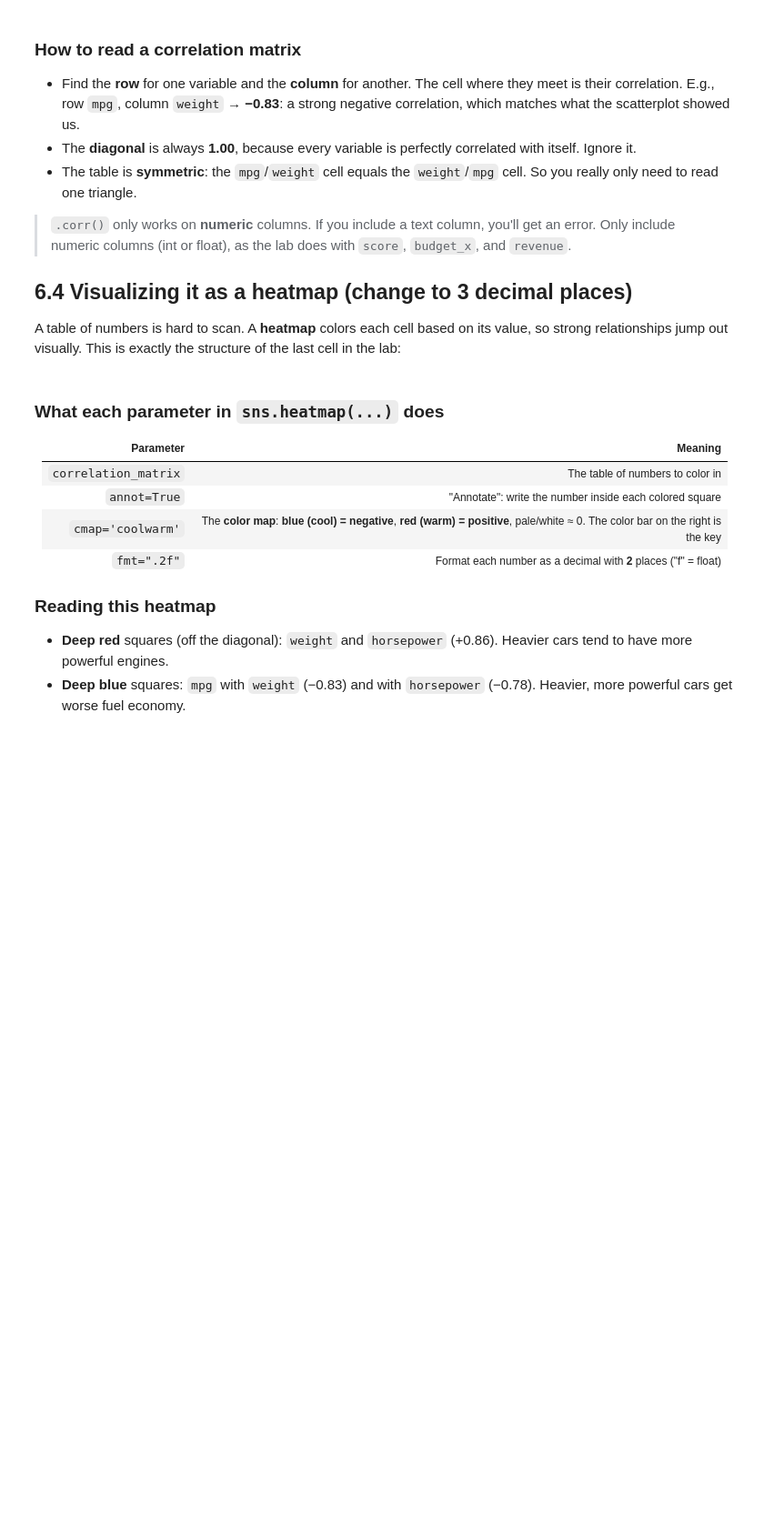
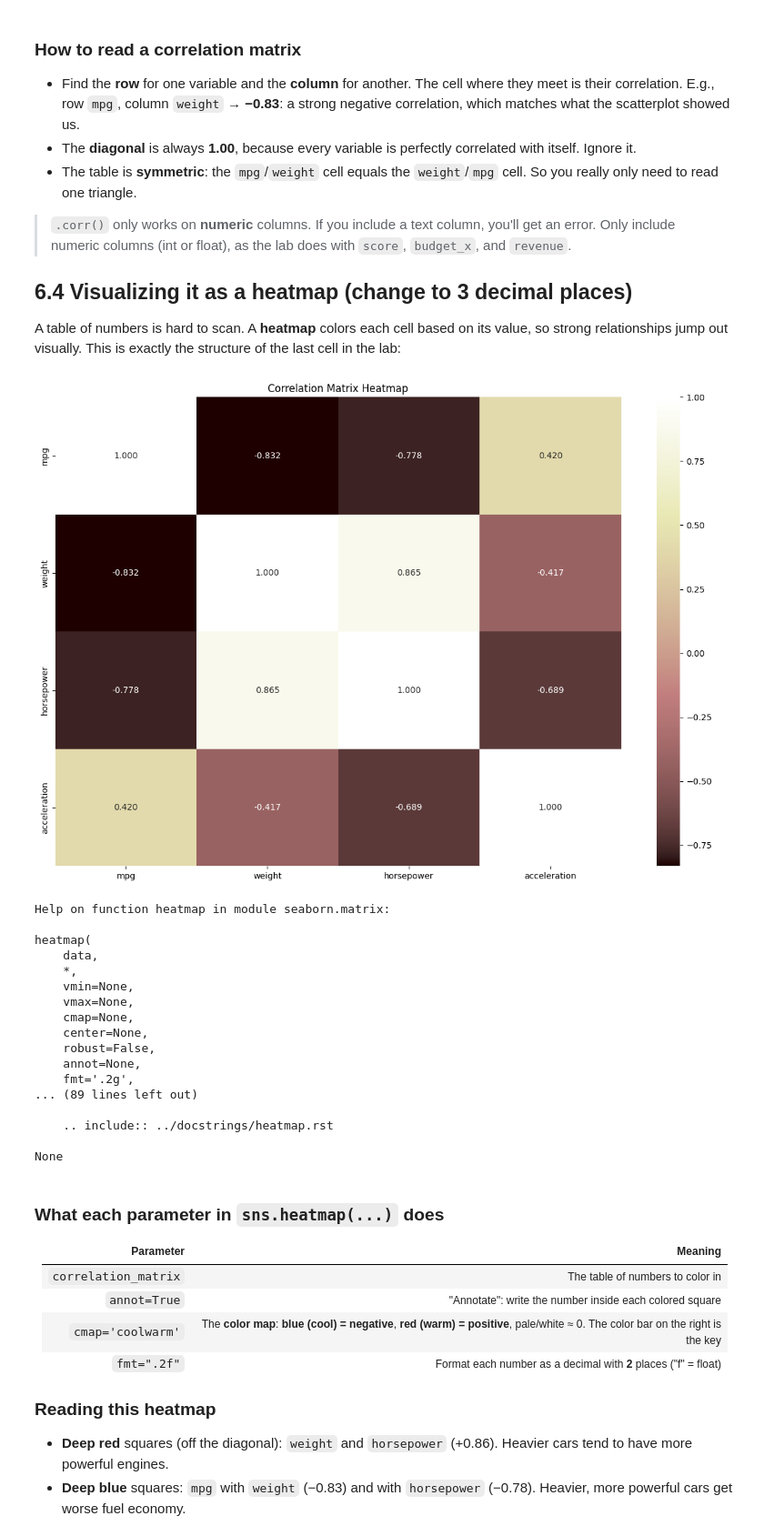
Before and after one commit to shirinbonthala/DS1001-LABS-Projects, a Jupyter notebook: LABS-06_Design_Lecture.ipynb, the cells around one changed output. Shown at 91% size. Saved outputs shown, nothing was run; the diff lists cells and outputs as text; code cells hidden in the pictures; blank space fills up the shorter version.

```diff
--- a/LABS-06_Design_Lecture.ipynb
+++ b/LABS-06_Design_Lecture.ipynb
@@ -791,12 +865,31 @@ A table of numbers is hard to scan. A **heatmap** colors each cell based on its
 # %%
 correlation_matrix = data[['mpg', 'weight', 'horsepower', 'acceleration']].corr()
 
 plt.figure(figsize=(15, 10))
-sns.heatmap(correlation_matrix, annot=True, cmap='coolwarm', fmt=".2f")
+sns.heatmap(correlation_matrix, annot=True, cmap='pink', fmt=".3f")
 plt.title('Correlation Matrix Heatmap')
 plt.show()
 
 print(help(sns.heatmap))
+# %% [output]
+[figure, added]
+Help on function heatmap in module seaborn.matrix:
+
+heatmap(
+    data,
+    *,
+    vmin=None,
+    vmax=None,
+    cmap=None,
+    center=None,
+    robust=False,
+    annot=None,
+    fmt='.2g',
+... (89 lines left out)
+
+    .. include:: ../docstrings/heatmap.rst
+
+None
 # %% [markdown]
 ### What each parameter in `sns.heatmap(...)` does
 
```
Also changed, not shown: parts of 22 cells of this notebook.
